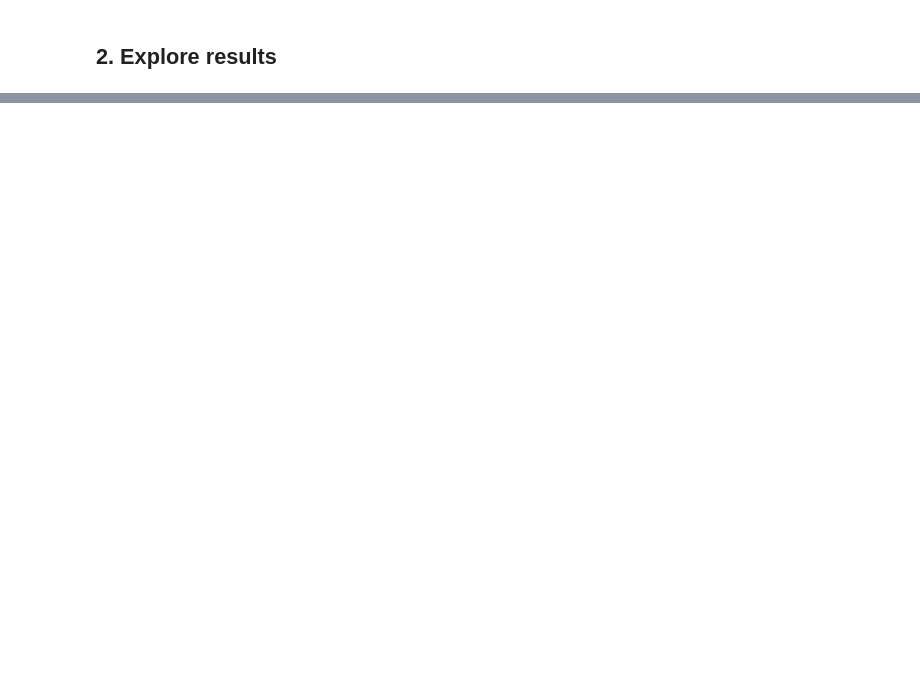
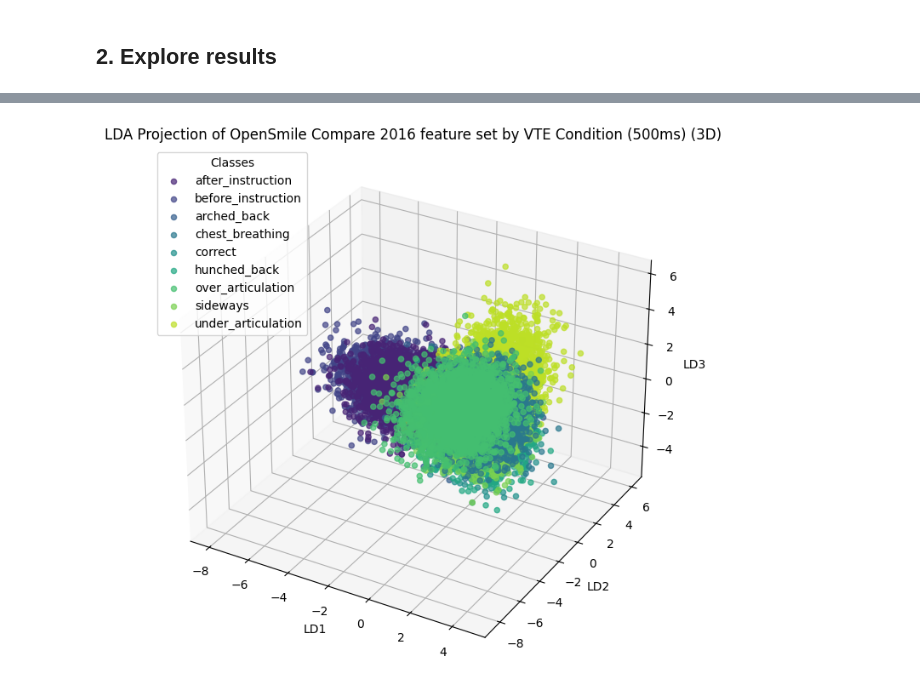
Before and after one commit to suvimh/audio_embeddings_and_feature_extraction_from_audio_dataset, a Jupyter notebook: singBAP_data_extraction/singBAP feature extraction.ipynb, the cells around one changed output, grey strips where cells are left out. Cells and saved outputs as stored; diff of their text form; code cells hidden in the pictures; blank space fills up the shorter version.

```diff
--- a/singBAP_data_extraction/singBAP feature extraction.ipynb
+++ b/singBAP_data_extraction/singBAP feature extraction.ipynb
@@ -151,0 +181,9 @@ prepare_and_plot_lda(
+# %%
+df_opensmile_500 = load_parquet(
+    os.path.join(output_dir, "singBAP_dataset_opensmile-compare-2016_0.5s.parquet")
+)
+
+print(f"Data shape: {df_opensmile_500.shape}")
+print(f"Columns: {list(df_opensmile_500.columns)}")
+print(f"\nFirst few rows:")
+df_opensmile_500.head()
@@ -151,0 +201,23 @@ prepare_and_plot_lda(
+# %%
+prepare_and_plot_lda(
+    df_opensmile_500,
+    class_col="condition",
+    mode="3d",
+    data_type="OpenSmile Compare 2016 feature set by VTE Condition (500ms)",
+    filters={
+        "condition": [
+            "arched_back",
+            "hunched_back",
+            "sideways",
+            "correct",
+            "over_articulation",
+            "under_articulation",
+            "chest_breathing",
+            # inexperienced conditions
+            "before_instruction",
+            "after_instruction",
+        ]
+    },
+)
+# %% [output]
+[figure, added]
```
Also changed, not shown: parts of 21 cells of this notebook.
